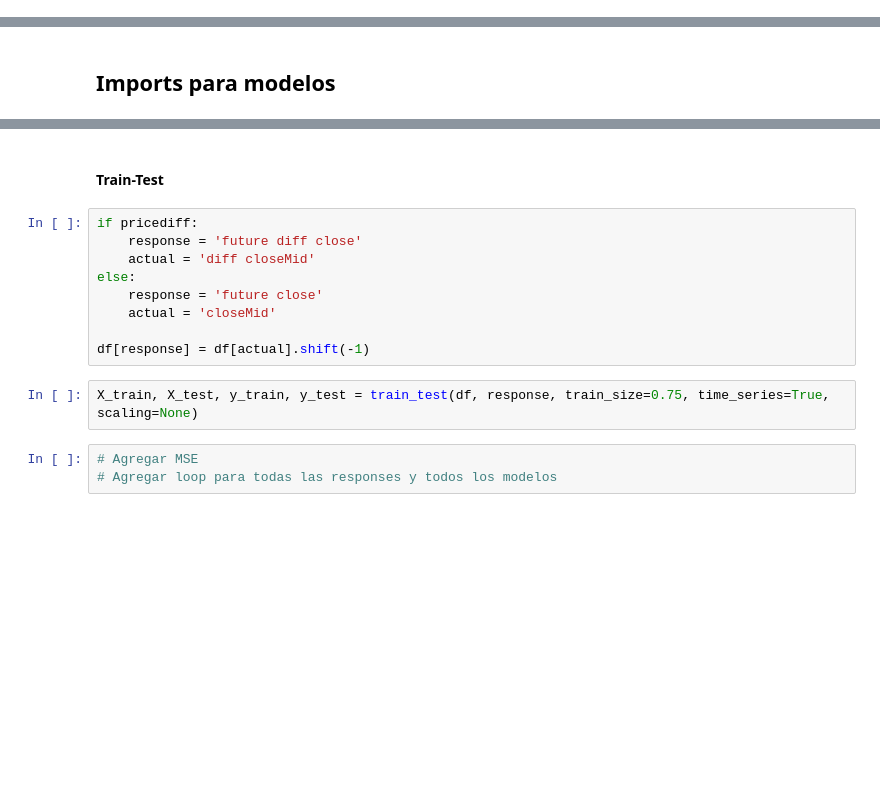
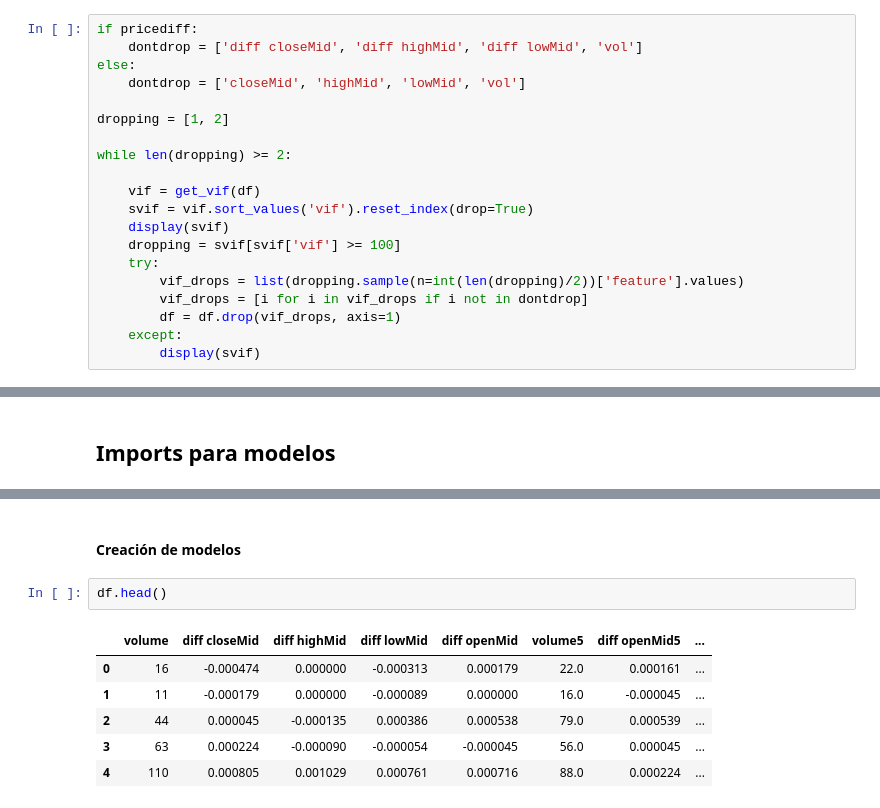
Before and after one commit to FranSerr/stock_prophets, a Jupyter notebook: Notebooks/FX2.ipynb, the cells around one changed output, grey strips where cells are left out. Saved outputs shown, nothing was run; the diff lists cells and outputs as text; blank space fills up the shorter version.

```diff
--- a/Notebooks/FX2.ipynb
+++ b/Notebooks/FX2.ipynb
@@ -285,0 +318,20 @@ df = df.fillna(method='bfill')
+# %%
+if pricediff:
+    dontdrop = ['diff closeMid', 'diff highMid', 'diff lowMid', 'vol']
+else:
+    dontdrop = ['closeMid', 'highMid', 'lowMid', 'vol']
+
+dropping = [1, 2]
+
+while len(dropping) >= 2:
+
+    vif = get_vif(df)
+    svif = vif.sort_values('vif').reset_index(drop=True)
+    display(svif)
+    dropping = svif[svif['vif'] >= 100]
+    try:
+        vif_drops = list(dropping.sample(n=int(len(dropping)/2))['feature'].values)
+        vif_drops = [i for i in vif_drops if i not in dontdrop]
+        df = df.drop(vif_drops, axis=1)
+    except:
+        display(svif)
@@ -349,16 +516,11 @@ def train_test(df, response, train_size=0.75, time_series=False, scaling=None):
-# %% [markdown]
-#### Train-Test
-# %%
-if pricediff:
-    response = 'future diff close'
-    actual = 'diff closeMid'
-else:
-    response = 'future close'
-    actual = 'closeMid'
-
-df[response] = df[actual].shift(-1)
-# %%
-X_train, X_test, y_train, y_test = train_test(df, response, train_size=0.75, time_series=True, scaling=None)
-# %%
-# Agregar MSE
-# Agregar loop para todas las responses y todos los modelos
+# %% [markdown]
+#### Creación de modelos
+# %%
+df.head()
+# %% [output]
+|  | volume | diff closeMid | diff highMid | diff lowMid | diff openMid | volume5 | diff openMid5 | ... |
+| 0 | 16 | -0.000474 | 0.000000 | -0.000313 | 0.000179 | 22.0 | 0.000161 | ... |
+| 1 | 11 | -0.000179 | 0.000000 | -0.000089 | 0.000000 | 16.0 | -0.000045 | ... |
+| 2 | 44 | 0.000045 | -0.000135 | 0.000386 | 0.000538 | 79.0 | 0.000539 | ... |
+| 3 | 63 | 0.000224 | -0.000090 | -0.000054 | -0.000045 | 56.0 | 0.000045 | ... |
+| 4 | 110 | 0.000805 | 0.001029 | 0.000761 | 0.000716 | 88.0 | 0.000224 | ... |
```
Also changed, not shown: parts of 26 cells of this notebook.
